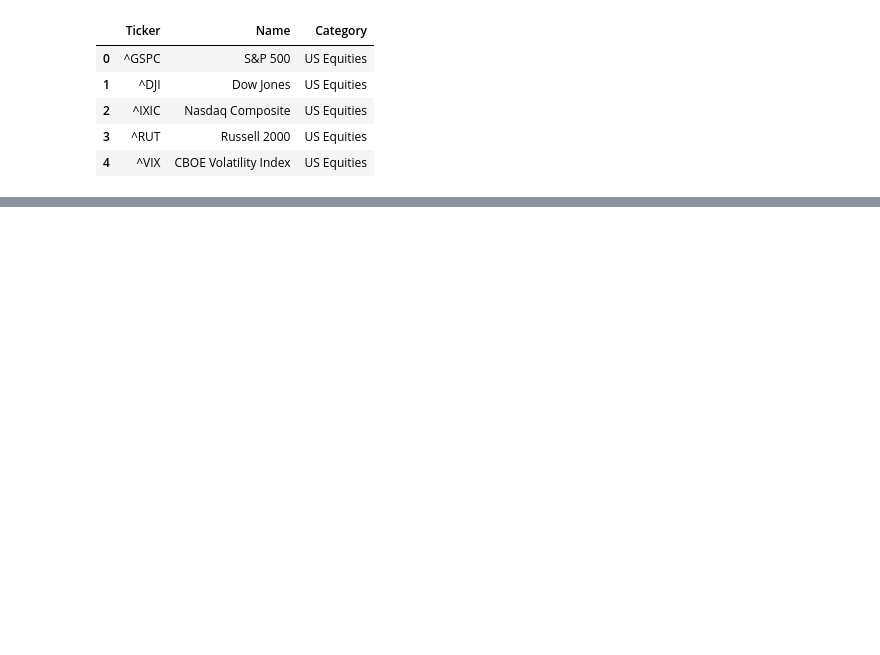
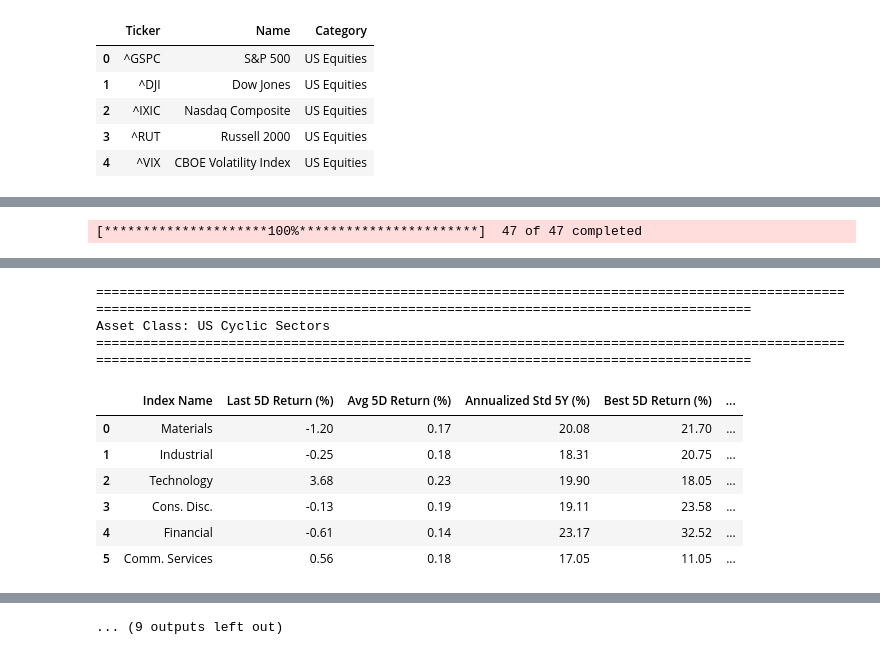
Before and after one commit to shreejyot/spaces, a Jupyter notebook: notebooks/market_data_dashboard.ipynb, the cells around one changed output, grey strips where cells are left out. Saved outputs shown, nothing was run; the diff lists cells and outputs as text; code cells hidden in the pictures; blank space fills up the shorter version.

```diff
--- a/notebooks/market_data_dashboard.ipynb
+++ b/notebooks/market_data_dashboard.ipynb
@@ -138,0 +152,69 @@ Asset Class: FX
+# %%
+import numpy as np
+from scipy import stats
+
+# Fetch 25 years of historical data for all tickers
+start_date_25yr = cob_date_dt - timedelta(days=25*365)
+start_date_5yr = cob_date_dt - timedelta(days=5*365)
+
+all_tickers = [ticker for tickers in index_ticker_map.values() for ticker in tickers]
+historical_data = fetch_data(all_tickers, start_dt=start_date_25yr.strftime('%Y-%m-%d'), end_dt=cob_date)
+
+# Calculate 5-day returns
+five_day_returns = historical_data.pct_change(periods=5) * 100
+five_day_returns_5yr = historical_data.pct_change(periods=5) * 100
+
+# Create summary statistics for each index
+for asset_class, tickers in index_ticker_map.items():
+    print(f"\n{'='*180}")
+    print(f"Asset Class: {asset_class}")
+    print(f"{'='*180}\n")
+
+    summary_data = []
+
+    for ticker in tickers:
+        ticker_5day_returns = five_day_returns[ticker].dropna()
+
+        if len(ticker_5day_returns) == 0:
+            continue
+
+        # Last 5-day return
+        last_5day_return = ticker_5day_returns.iloc[-1]
+
+        # Average 5-day return
+        avg_5day_return = ticker_5day_returns.mean()
+
+        # Annualized standard deviation of 5-day returns over past 5 years
+        ticker_5day_returns_5yr = five_day_returns_5yr[ticker].dropna()
+        std_5day_return_5yr = ticker_5day_returns_5yr.std()
+        annualized_std_5yr = std_5day_return_5yr * np.sqrt(252 / 5)
+
+        # Best and worst 5-day returns with dates
+        best_idx = ticker_5day_returns.idxmax()
+        best_return = ticker_5day_returns.max()
+
+        worst_idx = ticker_5day_returns.idxmin()
+        worst_return = ticker_5day_returns.min()
+
+        # 99.5%ile and 0.5%ile
+        percentile_99_5 = np.percentile(ticker_5day_returns, 99.5)
+        percentile_0_5 = np.percentile(ticker_5day_returns, 0.5)
+
+        summary_data.append({
+            'Index Name': ticker_names[ticker],
+            'Last 5D Return (%)': last_5day_return,
+            'Avg 5D Return (%)': avg_5day_return,
+            'Annualized Std 5Y (%)': annualized_std_5yr,
+            'Best 5D Return (%)': best_return,
+            'Best Date': best_idx.strftime('%Y-%m-%d'),
+            'Worst 5D Return (%)': worst_return,
+            'Worst Date': worst_idx.strftime('%Y-%m-%d'),
+            '99.5%ile Return (%)': percentile_99_5,
+            '0.5%ile Return (%)': percentile_0_5
+        })
+
+    # Create and display DataFrame
+    summary_df = pd.DataFrame(summary_data)
+    display(summary_df.round(2))
+# %% [output]
+[*********************100%***********************]  47 of 47 completed
@@ -138,0 +230,10 @@ Asset Class: FX
+====================================================================================================================================================================================
+Asset Class: US Cyclic Sectors
+====================================================================================================================================================================================
+|  | Index Name | Last 5D Return (%) | Avg 5D Return (%) | Annualized Std 5Y (%) | Best 5D Return (%) | ... |
+| 0 | Materials | -1.20 | 0.17 | 20.08 | 21.70 | ... |
+| 1 | Industrial | -0.25 | 0.18 | 18.31 | 20.75 | ... |
+| 2 | Technology | 3.68 | 0.23 | 19.90 | 18.05 | ... |
+| 3 | Cons. Disc. | -0.13 | 0.19 | 19.11 | 23.58 | ... |
+| 4 | Financial | -0.61 | 0.14 | 23.17 | 32.52 | ... |
+| 5 | Comm. Services | 0.56 | 0.18 | 17.05 | 11.05 | ... |
@@ -138,0 +267 @@ Asset Class: FX
+... (9 outputs left out)
```
Also changed, not shown: parts of 7 cells of this notebook, 29 other files.
